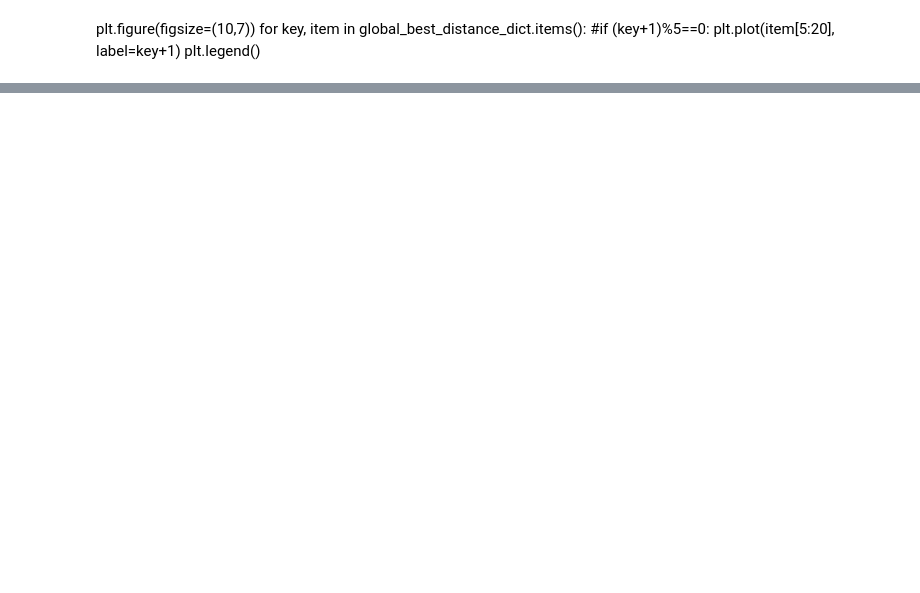
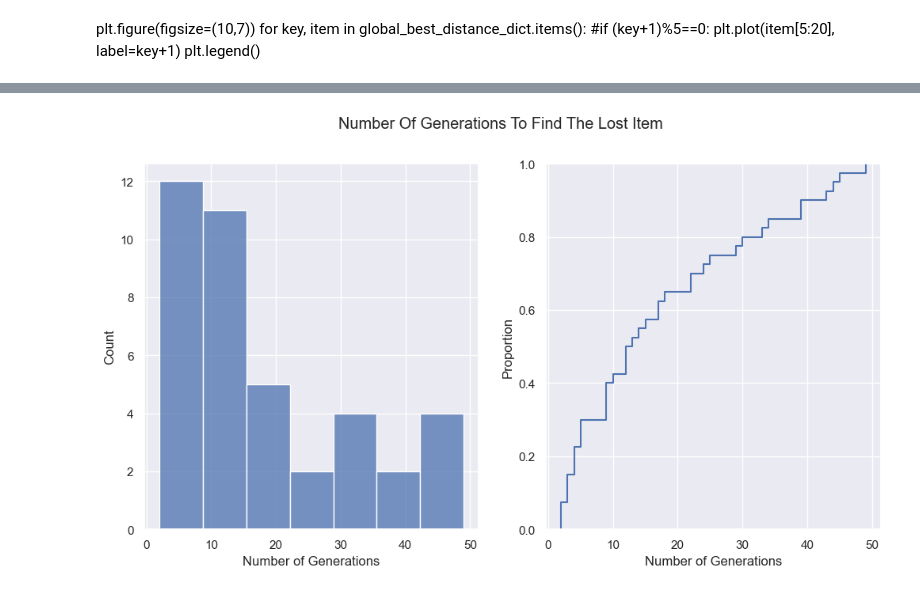
Before and after one commit to MadushanPathirana/Intelligent_Agents_in_Gaming, a Jupyter notebook: POS.ipynb, the cells around one changed output, grey strips where cells are left out. Saved outputs shown, nothing was run; the diff lists cells and outputs as text; code cells hidden in the pictures; blank space fills up the shorter version.

```diff
--- a/POS.ipynb
+++ b/POS.ipynb
@@ -302,0 +564,12 @@ plt.close()
+# %%
+def distribution_plot(X,title,xlabel):
+    fig,axs=plt.subplots(1,2,figsize=(12,6))
+    sns.histplot(X,ax=axs[0]);
+    sns.ecdfplot(X,ax=axs[1]);
+    fig.suptitle(title);
+    for ax in axs:
+        ax.set_xlabel(xlabel);
+# %%
+distribution_plot(results.successful_generation,'Number Of Generations To Find The Lost Item','Number of Generations')
+# %% [output]
+[figure, added]
```
Also changed, not shown: parts of 17 cells of this notebook, 2 other files.
